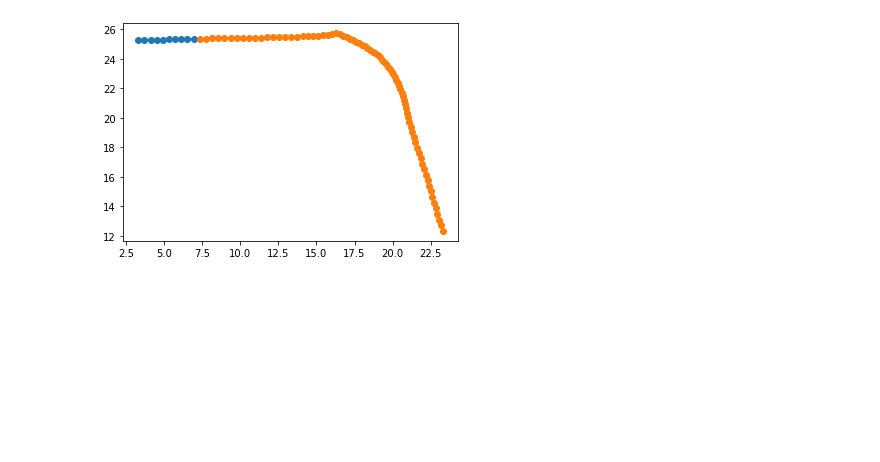
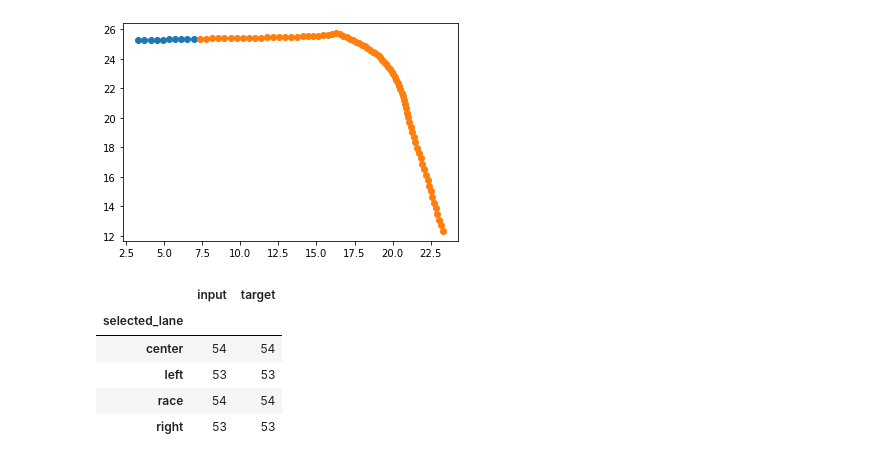
Before and after one commit to nandantumu/VehicleMotionPrediction, a Jupyter notebook: src/data_generation/data_processing.ipynb, the cells around one changed output. Cells and saved outputs as stored; diff of their text form; code cells hidden in the pictures; blank space fills up the shorter version.

Commit message:
Train test split

```diff
--- a/src/data_generation/data_processing.ipynb
+++ b/src/data_generation/data_processing.ipynb
@@ -92,3 +92,17 @@ plt.plot(dataset_frame.iloc[DATA_IDX]['target'][:,0], dataset_frame.iloc[DATA_ID
 [figure]
 # %%
 dataset_frame.to_pickle("../../data/final_data.pkl")
+# %%
+from sklearn.model_selection import train_test_split
+TEST_FRAC = 0.2
+classes = dataset_frame['selected_lane']
+train_frame, test_frame = train_test_split(dataset_frame,stratify=classes, test_size=TEST_FRAC)
+# %%
+train_frame.groupby(['selected_lane']).count()
+# %% [output]
+|  | input | target |
+| selected_lane |  |  |
+| center | 54 | 54 |
+| left | 53 | 53 |
+| race | 54 | 54 |
+| right | 53 | 53 |
```
Also changed, not shown: parts of 2 cells of this notebook, 5 other files.
